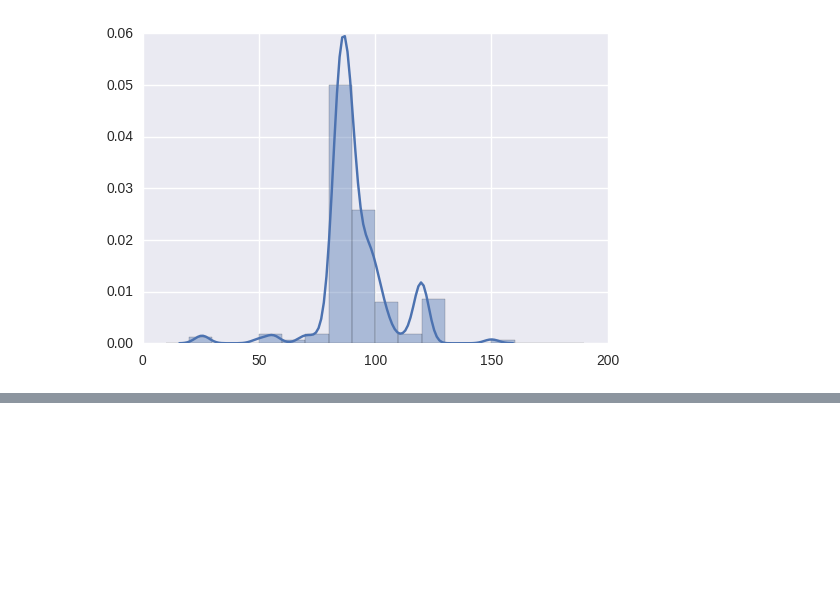
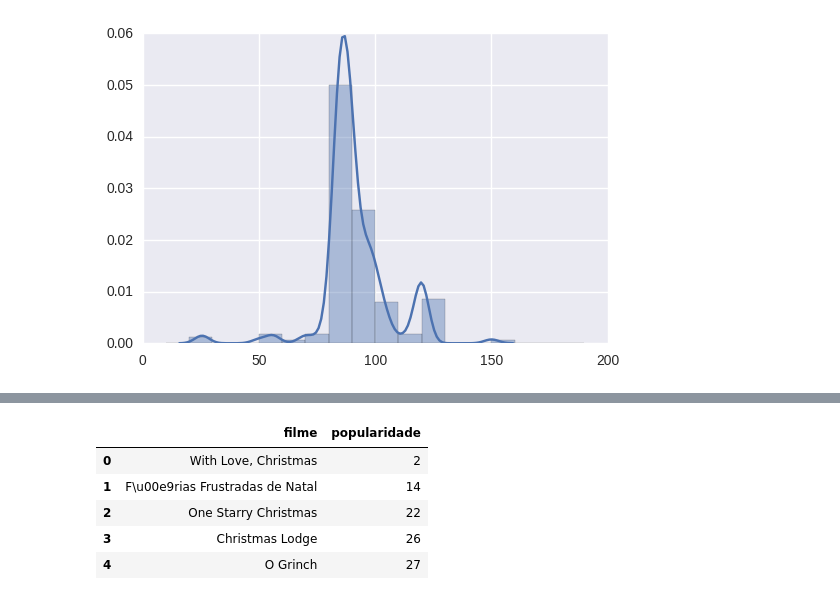
Before and after one commit to SCloves/filmes_de_natal_iMDb, a Jupyter notebook: filmes_natal_iMBDb.ipynb, the cells around one changed output, grey strips where cells are left out. Cells and saved outputs as stored; diff of their text form; code cells hidden in the pictures; blank space fills up the shorter version.

```diff
--- a/filmes_natal_iMBDb.ipynb
+++ b/filmes_natal_iMBDb.ipynb
@@ -840,0 +888,15 @@ sns.distplot(duracao, bins=range(0, 200, 10));
+# %%
+titulo_popularidade = [(filme['titulo'], filme['popularidade']) for filme in lista_filmes
+                                                                if filme['popularidade'] != None]
+# %%
+titulo_popularidade.sort(key=lambda tup: tup[1])
+# %%
+df_titulo_popularidade = pd.DataFrame(titulo_popularidade, columns=['filme', 'popularidade'])
+df_titulo_popularidade.head()
+# %% [output]
+|  | filme | popularidade |
+| 0 | With Love, Christmas | 2 |
+| 1 | F\u00e9rias Frustradas de Natal | 14 |
+| 2 | One Starry Christmas | 22 |
+| 3 | Christmas Lodge | 26 |
+| 4 | O Grinch | 27 |
```
Also changed, not shown: parts of 15 cells of this notebook.
